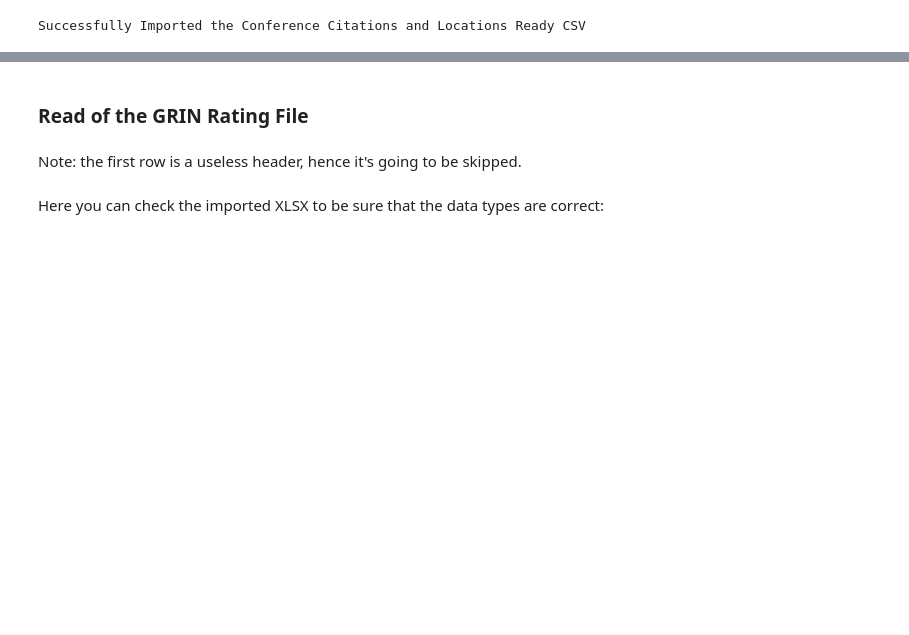
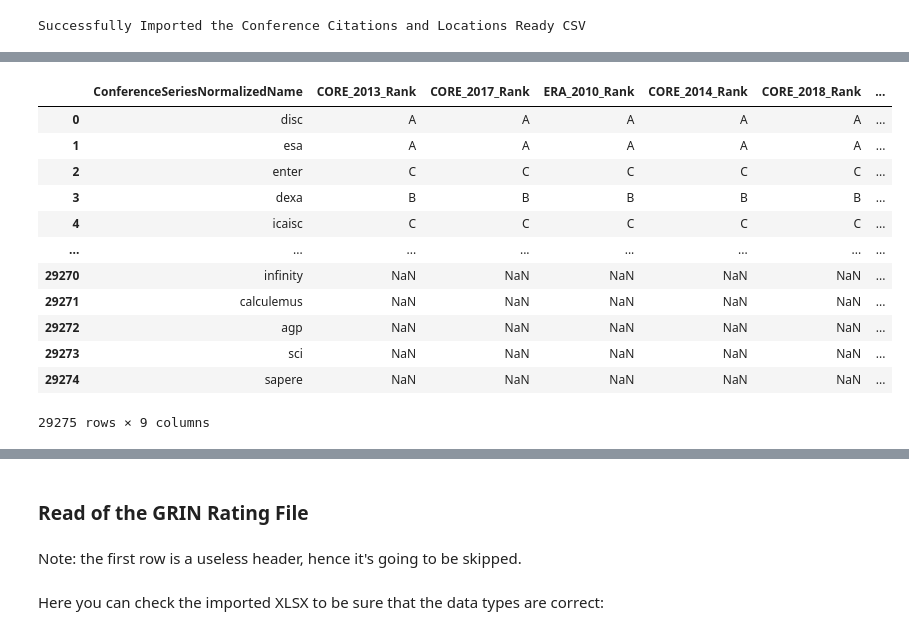
Before and after one commit to MarcoTerzulli/conftur_terzulli, a Jupyter notebook: Dataset Creation Pipeline/5 - Conference Locations Ranking Integration/2 - CORE Conference Ranking Integration.ipynb, the cells around one changed output, grey strips where cells are left out. Saved outputs shown, nothing was run; the diff lists cells and outputs as text; code cells hidden in the pictures; blank space fills up the shorter version.

Commit message:
Integrazione Ranking CORE: continuo processing

```diff
--- a/Dataset Creation Pipeline/5 - Conference Locations Ranking Integration/2 - CORE Conference Ranking Integration.ipynb
+++ b/Dataset Creation Pipeline/5 - Conference Locations Ranking Integration/2 - CORE Conference Ranking Integration.ipynb
@@ -35,7 +36,7 @@ Please set your working directory paths.
 # ******************* PATHS ********************+
 
 # Dumps Directory Path
-path_file_import = r'/Users/marcoterzulli/File/Scuola Local/Magistrale/Materiale Corsi Attuali/Tirocinio/Cartella di Lavoro/Archivi Dump di Lavoro/Import/'
+path_file_import = r'/Users/marcoterzulli/File/Scuola Local/Magistrale/Materiale Corsi Attuali/Tirocinio/Cartella di Lavoro/Archivi Dump di Lavoro/Import/CORE/'
 
 # CSV Exports Directory Path
 path_file_export = r'/Users/marcoterzulli/File/Scuola Local/Magistrale/Materiale Corsi Attuali/Tirocinio/Cartella di Lavoro/Archivi Dump di Lavoro/Export/'
@@ -69,0 +89,2 @@ df_citations_and_locations.head(3)
+# %%
+core_csv_header = ["Conference_Series_Full_Name", "ConferenceSeriesNormalizedName", "Source", "Rank", "Has_Data", "Unnamed_1", "Unnamed_2", "Unnamed_3"]
@@ -69,0 +93,2 @@ df_citations_and_locations.head(3)
+# %%
+core_all_csvs = glob.glob(path_file_import + "*.csv")
@@ -69,0 +97,34 @@ df_citations_and_locations.head(3)
+# %%
+df_conference_series_with_core_rank = df_conference_series.copy()
+
+for current_csv_name_full in core_all_csvs:
+
+    current_csv_name = current_csv_name_full.split("/")[-1]
+
+    # Open the current CSV
+    print(f'Currently processing CSV: {current_csv_name}')
+    df_core_current_csv = pd.read_csv(current_csv_name_full, names=core_csv_header, low_memory=False)
+
+    # Drop of the useless columns:
+    df_core_current_csv.drop(df_core_current_csv.columns.difference(["ConferenceSeriesNormalizedName", "Rank"]), axis=1, inplace=True)
+
+    # Filter of the unranked conferences
+    df_core_current_csv = df_core_current_csv[df_core_current_csv["Rank"].str.contains("Unranked") == False]
+    df_core_current_csv = df_core_current_csv[df_core_current_csv["Rank"].str.contains("Australasian") == False]
+    df_core_current_csv = df_core_current_csv[df_core_current_csv["Rank"].str.contains("National") == False]
+
+    # Reset of the index
+    df_core_current_csv = df_core_current_csv.reset_index(drop=True)
+
+    # Rename of the rank column
+    df_core_current_csv = df_core_current_csv.rename(columns={'Rank': (current_csv_name.split('.')[0]) + "_Rank"})
+
+    # Making the Conference Acronym to Lowecase
+    df_core_current_csv.ConferenceSeriesNormalizedName = df_core_current_csv.ConferenceSeriesNormalizedName.str.lower()
+
+    # Left Join with the Distinct Conferences Dataframe
+    df_conference_series_with_core_rank_tmp = pd.merge(df_conference_series_with_core_rank, df_core_current_csv, on=['ConferenceSeriesNormalizedName'], how='left')
+    df_conference_series_with_core_rank = df_conference_series_with_core_rank_tmp.copy()
+
+# Column sort
+df_conference_series_with_core_rank = df_conference_series_with_core_rank.reindex(sorted(df_conference_series_with_core_rank.columns), axis=1)
@@ -69,0 +140,16 @@ df_citations_and_locations.head(3)
+# %%
+df_conference_series_with_core_rank_tmp
+# %% [output]
+|  | ConferenceSeriesNormalizedName | CORE_2013_Rank | CORE_2017_Rank | ERA_2010_Rank | CORE_2014_Rank | CORE_2018_Rank | ... |
+| 0 | disc | A | A | A | A | A | ... |
+| 1 | esa | A | A | A | A | A | ... |
+| 2 | enter | C | C | C | C | C | ... |
+| 3 | dexa | B | B | B | B | B | ... |
+| 4 | icaisc | C | C | C | C | C | ... |
+| ... | ... | ... | ... | ... | ... | ... | ... |
+| 29270 | infinity | NaN | NaN | NaN | NaN | NaN | ... |
+| 29271 | calculemus | NaN | NaN | NaN | NaN | NaN | ... |
+| 29272 | agp | NaN | NaN | NaN | NaN | NaN | ... |
+| 29273 | sci | NaN | NaN | NaN | NaN | NaN | ... |
+| 29274 | sapere | NaN | NaN | NaN | NaN | NaN | ... |
+29275 rows × 9 columns
```
Also changed, not shown: parts of 27 cells of this notebook, 1 other file.
